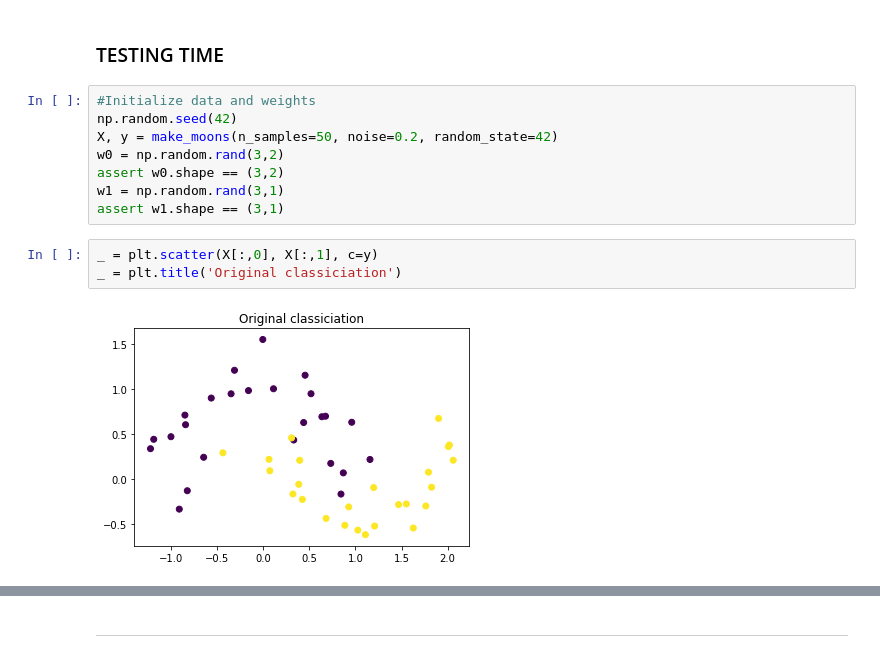
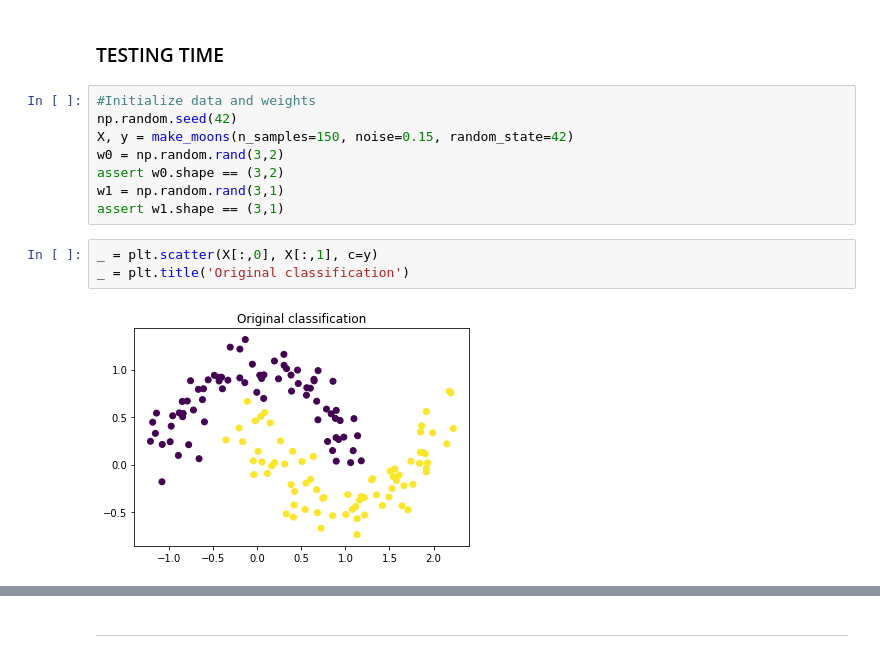
Before and after one commit to paizsgyorgy/Artificial_neural_network, a Jupyter notebook: Notebooks/03 ANN_backprop_illustration.ipynb, the cells around one changed output, grey strips where cells are left out. Saved outputs shown, nothing was run; the diff lists cells and outputs as text.

```diff
--- a/Notebooks/03 ANN_backprop_illustration.ipynb
+++ b/Notebooks/03 ANN_backprop_illustration.ipynb
@@ -117,13 +116,13 @@ def backpropagation(X, y, w0, w1, LR0=0.01, LR1=0.001):
 # %%
 #Initialize data and weights
 np.random.seed(42)
-X, y = make_moons(n_samples=50, noise=0.2, random_state=42)
+X, y = make_moons(n_samples=150, noise=0.15, random_state=42)
 w0 = np.random.rand(3,2)
 assert w0.shape == (3,2)
 w1 = np.random.rand(3,1)
 assert w1.shape == (3,1)
 # %%
 _ = plt.scatter(X[:,0], X[:,1], c=y)
-_ = plt.title('Original classiciation')
+_ = plt.title('Original classification')
 # %% [output]
-[figure, old version]
+[figure, new version]
```
Also changed, not shown: parts of 11 cells of this notebook, 3 other files.
